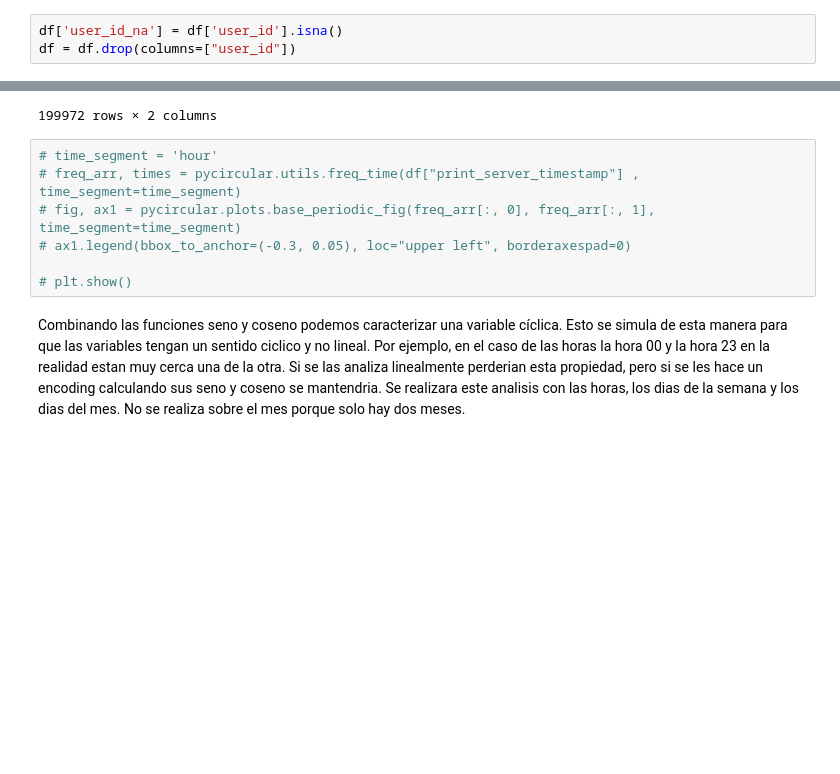
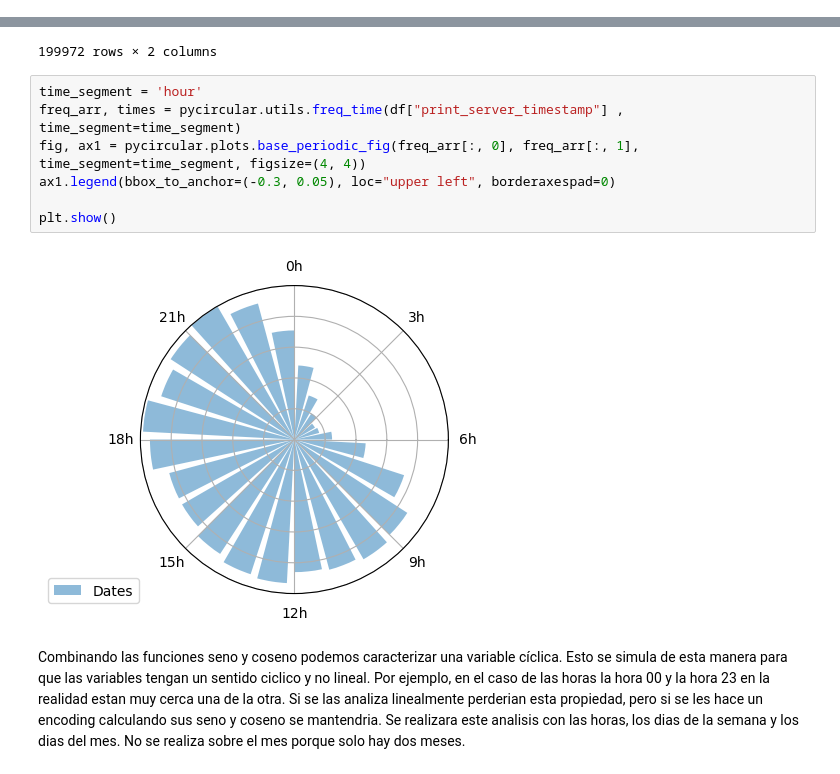
Before and after one commit to azulnogueraa/Prediccion_de_Conversion_IA, a Jupyter notebook: analisis.ipynb, the cells around one changed output, grey strips where cells are left out. Saved outputs shown, nothing was run; the diff lists cells and outputs as text; blank space fills up the shorter version.

```diff
--- a/analisis.ipynb
+++ b/analisis.ipynb
@@ -121,3 +92,0 @@ Notamos una gran proporción de no conversiones en los casos nulos de user_id. P
-# %%
-df['user_id_na'] = df['user_id'].isna()
-df = df.drop(columns=["user_id"])
@@ -385,12 +340,14 @@ df[["date","print_server_timestamp"]]
 | 199971 | 2020-03-22 | 2020-03-22 20:32:01.677000-04:00 |
 199972 rows × 2 columns
 # %%
-# time_segment = 'hour'
-# freq_arr, times = pycircular.utils.freq_time(df["print_server_timestamp"] , time_segment=time_segment)
-# fig, ax1 = pycircular.plots.base_periodic_fig(freq_arr[:, 0], freq_arr[:, 1], time_segment=time_segment)
-# ax1.legend(bbox_to_anchor=(-0.3, 0.05), loc="upper left", borderaxespad=0)
+time_segment = 'hour'
+freq_arr, times = pycircular.utils.freq_time(df["print_server_timestamp"] , time_segment=time_segment)
+fig, ax1 = pycircular.plots.base_periodic_fig(freq_arr[:, 0], freq_arr[:, 1], time_segment=time_segment, figsize=(4, 4))
+ax1.legend(bbox_to_anchor=(-0.3, 0.05), loc="upper left", borderaxespad=0)
 
-# plt.show()
+plt.show()
+# %% [output]
+[figure, added]
 # %% [markdown]
 Combinando las funciones seno y coseno podemos caracterizar una variable cíclica. Esto se simula de esta manera para que las variables tengan un sentido ciclico y no lineal. Por ejemplo, en el caso de las horas la hora 00 y la hora 23 en la realidad estan muy cerca una de la otra. Si se las analiza linealmente perderian esta propiedad, pero si se les hace un encoding calculando sus seno y coseno se mantendria.
 Se realizara este analisis con las horas, los dias de la semana y los dias del mes.
```
Also changed, not shown: parts of 65 cells of this notebook, 1 other file.
